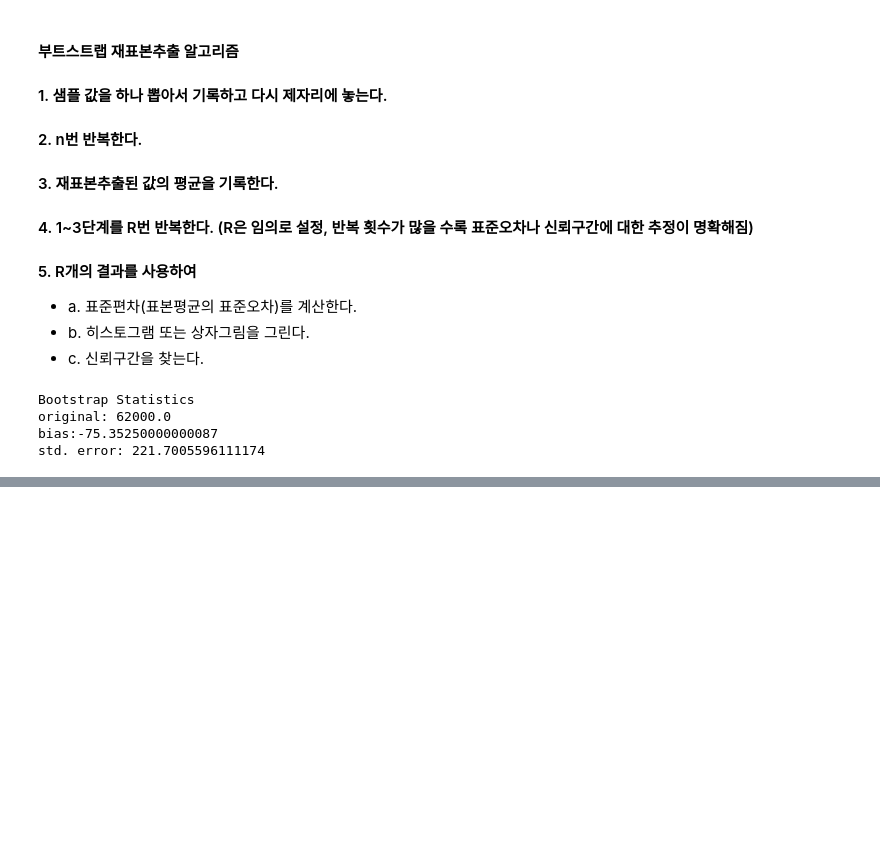
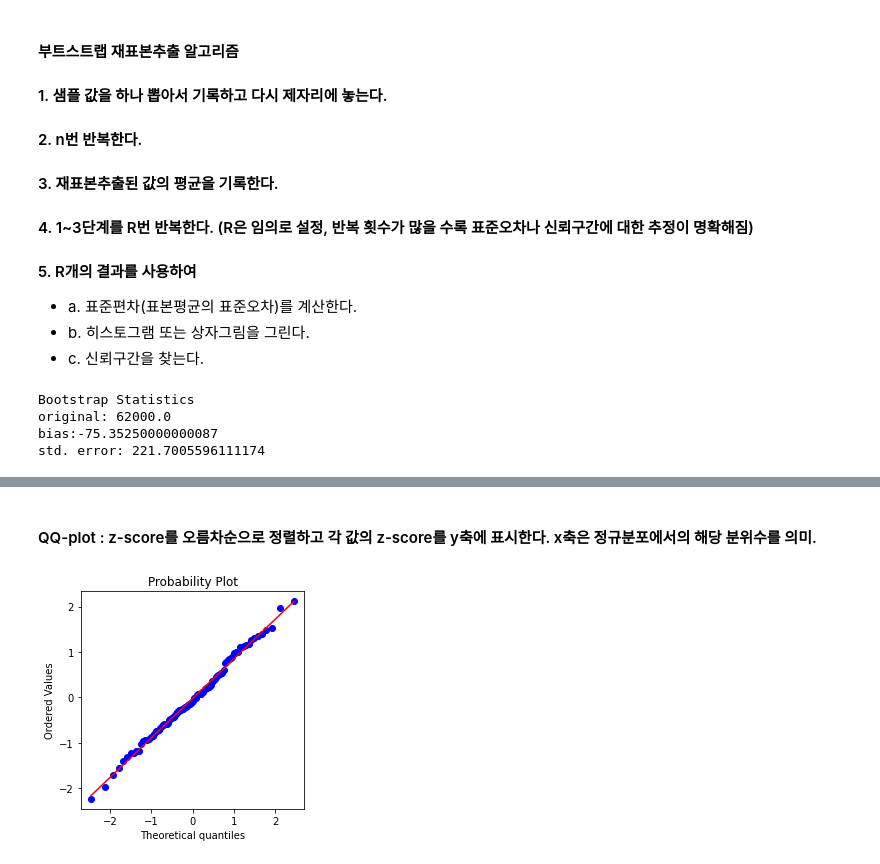
Before and after one commit to Minah-Seong/Practical-Statistics, a Jupyter notebook: 2_데이터와 표본분포.ipynb, the cells around one changed output, grey strips where cells are left out. Drawn from its saved outputs; the diff is of its cells as text; code cells hidden in the pictures; blank space fills up the shorter version.

```diff
--- a/2_데이터와 표본분포.ipynb
+++ b/2_데이터와 표본분포.ipynb
@@ -158,0 +192,12 @@ std. error: 221.7005596111174
+# %% [markdown]
+#### QQ-plot : z-score를 오름차순으로 정렬하고 각 값의 z-score를 y축에 표시한다. x축은 정규분포에서의 해당 분위수를 의미.
+# %%
+# 정규분포에서 임의로 생성한 100개의 값에 대한 QQ그림
+
+fig, ax = plt.subplots(figsize=(4,4))
+norm_sample = stats.norm.rvs(size=100) # 데이터 생성을 위한 메서드
+stats.probplot(norm_sample, plot=ax)
+
+plt.show()
+# %% [output]
+[figure, added]
```
Also changed, not shown: parts of 16 cells of this notebook.
